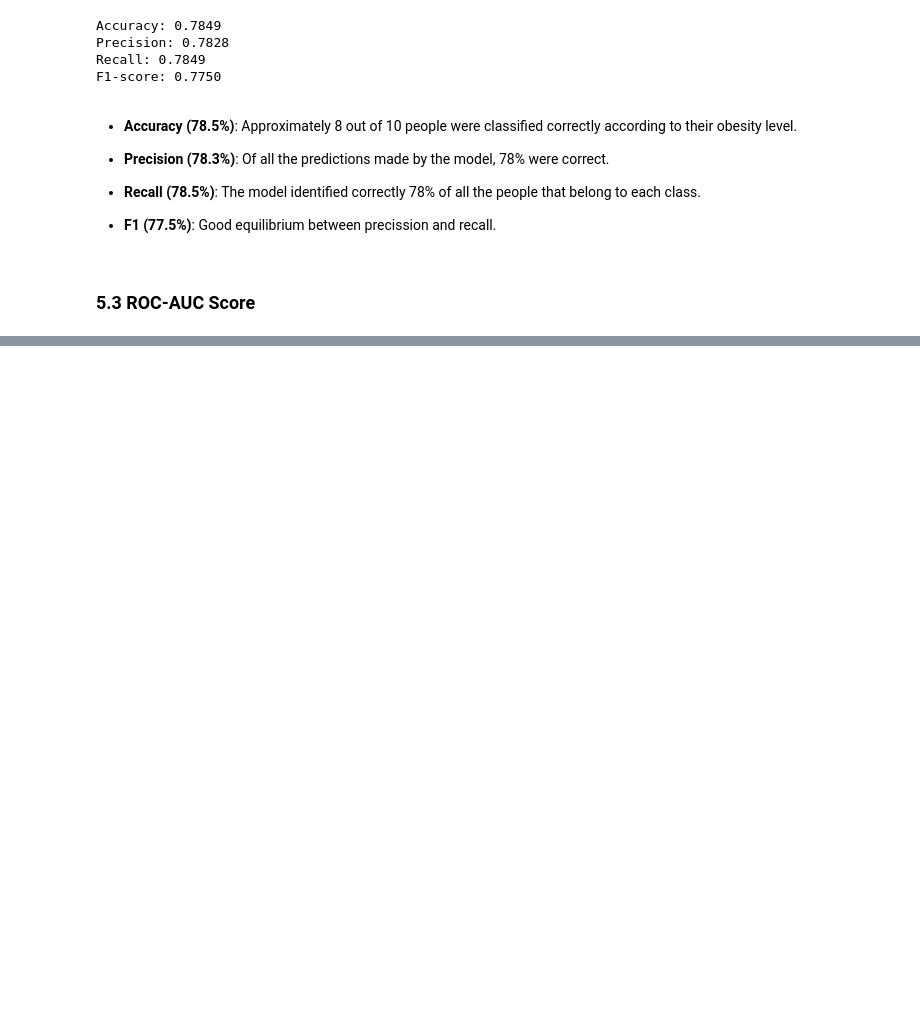
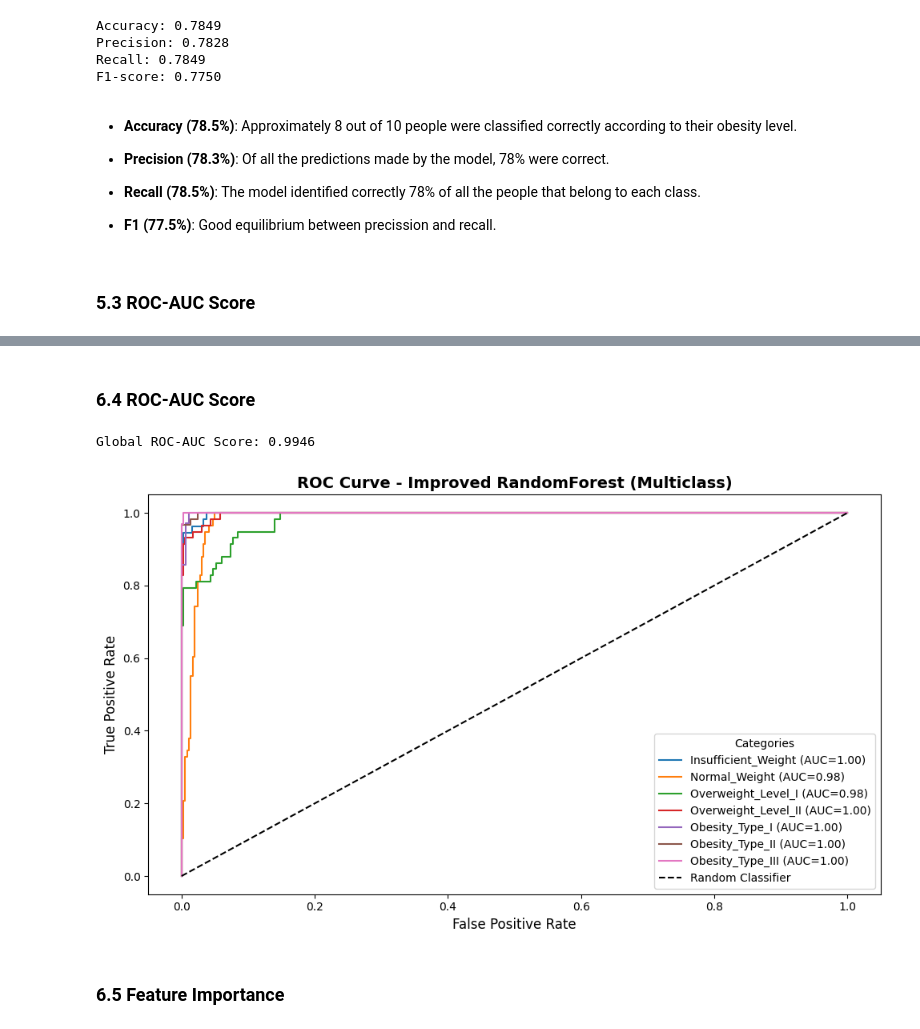
Before and after one commit to AndrsGzRo/Predicting-Obesity-Levels-with-Machine-Learning, a Jupyter notebook: Predicting_Obesity_Levels_MI.ipynb, the cells around one changed output, grey strips where cells are left out. Cells and saved outputs as stored; diff of their text form; code cells hidden in the pictures; blank space fills up the shorter version.

```diff
--- a/Predicting_Obesity_Levels_MI.ipynb
+++ b/Predicting_Obesity_Levels_MI.ipynb
@@ -460,0 +632,44 @@ ROC-AUC Score: 0.9657
+# %% [markdown]
+### 6.4 ROC-AUC Score
+# %%
+# Class Names
+class_names = [
+    'Insufficient_Weight',
+    'Normal_Weight',
+    'Overweight_Level_I',
+    'Overweight_Level_II',
+    'Obesity_Type_I',
+    'Obesity_Type_II',
+    'Obesity_Type_III'
+]
+
+# Binarizing labels
+y_val_bin = label_binarize(y_val,classes=range(len(class_names)))
+
+# Probabilities
+y_prob = best_rf.predict_proba(X_val_scaled)
+
+# AUC Score
+auc_score = roc_auc_score(y_val_bin,y_prob,multi_class='ovr',average='weighted')
+print(f"Global ROC-AUC Score: {auc_score:.4f}")
+
+# Plot ROC curves per class
+plt.figure(figsize=(10,6))
+
+for i, class_name in enumerate(class_names):
+    fpr, tpr,_= roc_curve(y_val_bin[:,i],y_prob[:,i])
+    auc_class = roc_auc_score(y_val_bin[:,i],y_prob[:,i])
+    plt.plot(fpr,tpr,label=f'{class_name} (AUC={auc_class:.2f})')
+
+plt.plot([0,1],[0,1],'k--',label='Random Classifier')
+plt.xlabel('False Positive Rate',fontsize=12)
+plt.ylabel('True Positive Rate',fontsize=12)
+plt.title('ROC Curve - Improved RandomForest (Multiclass)',fontsize=14,fontweight='bold')
+plt.legend(title='Categories',fontsize=10,title_fontsize=10)
+plt.tight_layout()
+plt.show()
+# %% [output]
+Global ROC-AUC Score: 0.9946
+[figure, added]
+# %% [markdown]
+### 6.5 Feature Importance
```
Also changed, not shown: parts of 15 cells of this notebook.
